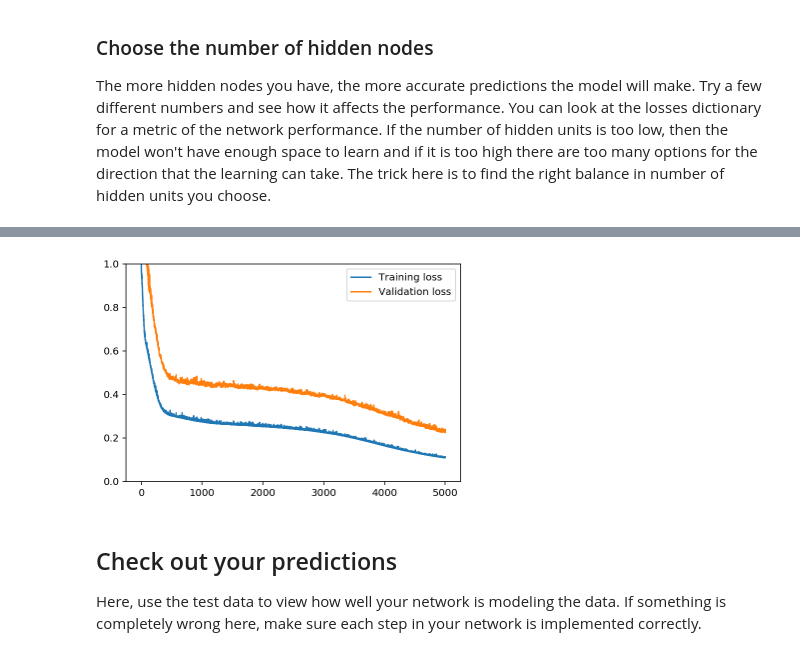
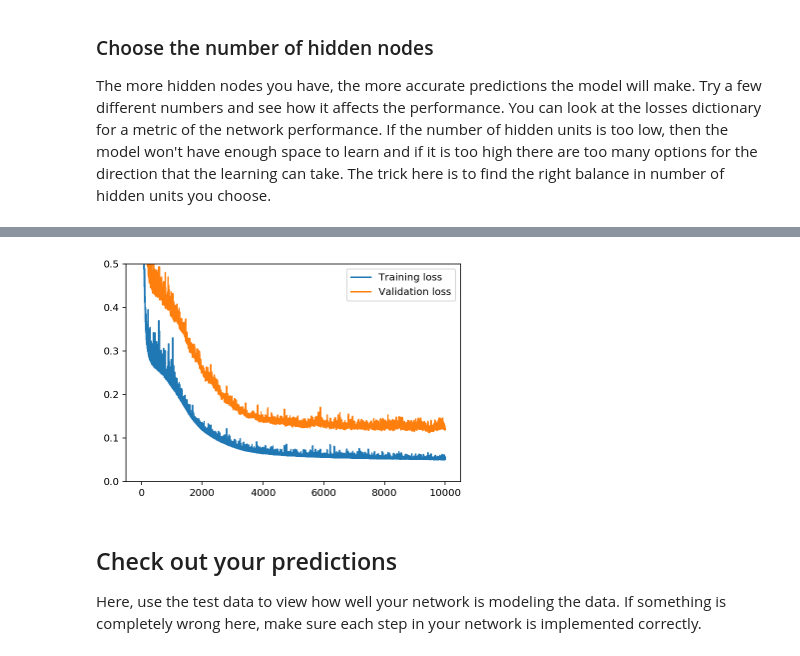
Before and after one commit to reddysuresh78/UdacityDeeplearningFoundations, a Jupyter notebook: first-neural-network/dlnd-your-first-neural-network.ipynb, the cells around one changed output, grey strips where cells are left out. Cells and saved outputs as stored; diff of their text form; code cells hidden in the pictures.

```diff
--- a/first-neural-network/dlnd-your-first-neural-network.ipynb
+++ b/first-neural-network/dlnd-your-first-neural-network.ipynb
@@ -301,12 +301,14 @@ This scales the size of weight updates. If this is too big, the weights tend to
 ### Choose the number of hidden nodes
 The more hidden nodes you have, the more accurate predictions the model will make. Try a few different numbers and see how it affects the performance. You can look at the losses dictionary for a metric of the network performance. If the number of hidden units is too low, then the model won't have enough space to learn and if it is too high there are too many options for the direction that the learning can take. The trick here is to find the right balance in number of hidden units you choose.
 # %%
+%time
+
 import sys
 
 ### Set the hyperparameters here ###
-iterations = 5000
-learning_rate = 0.25
-hidden_nodes = 12
+iterations = 10000
+learning_rate = 0.54
+hidden_nodes = 18
 output_nodes = 1
 
 N_i = train_features.shape[1]
@@ -335,12 +338,12 @@ Progress: 100.0% ... Training loss: 0.112 ... Validation loss: 0.224
 # %%
 plt.plot(losses['train'], label='Training loss')
 plt.plot(losses['validation'], label='Validation loss')
-plt.ylim(ymax=1.0)
+plt.ylim(ymax=0.5)
 plt.ylim(ymin=0.0)
 plt.legend()
 _ = plt.ylim()
 # %% [output]
-[figure, old version]
+[figure, new version]
 # %% [markdown]
 ## Check out your predictions
 
```
Also changed, not shown: parts of 1 cell of this notebook, 1 other file.
